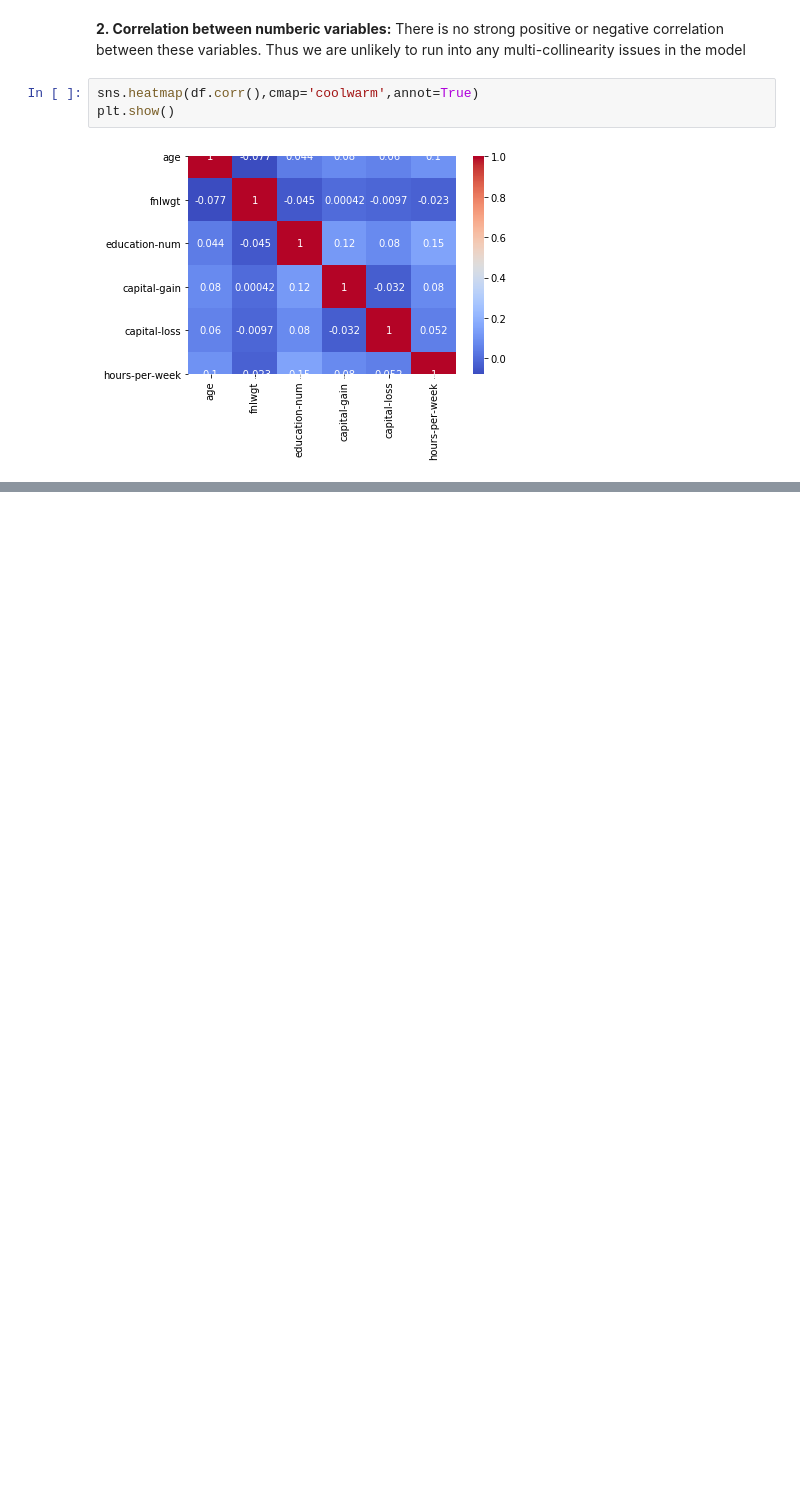
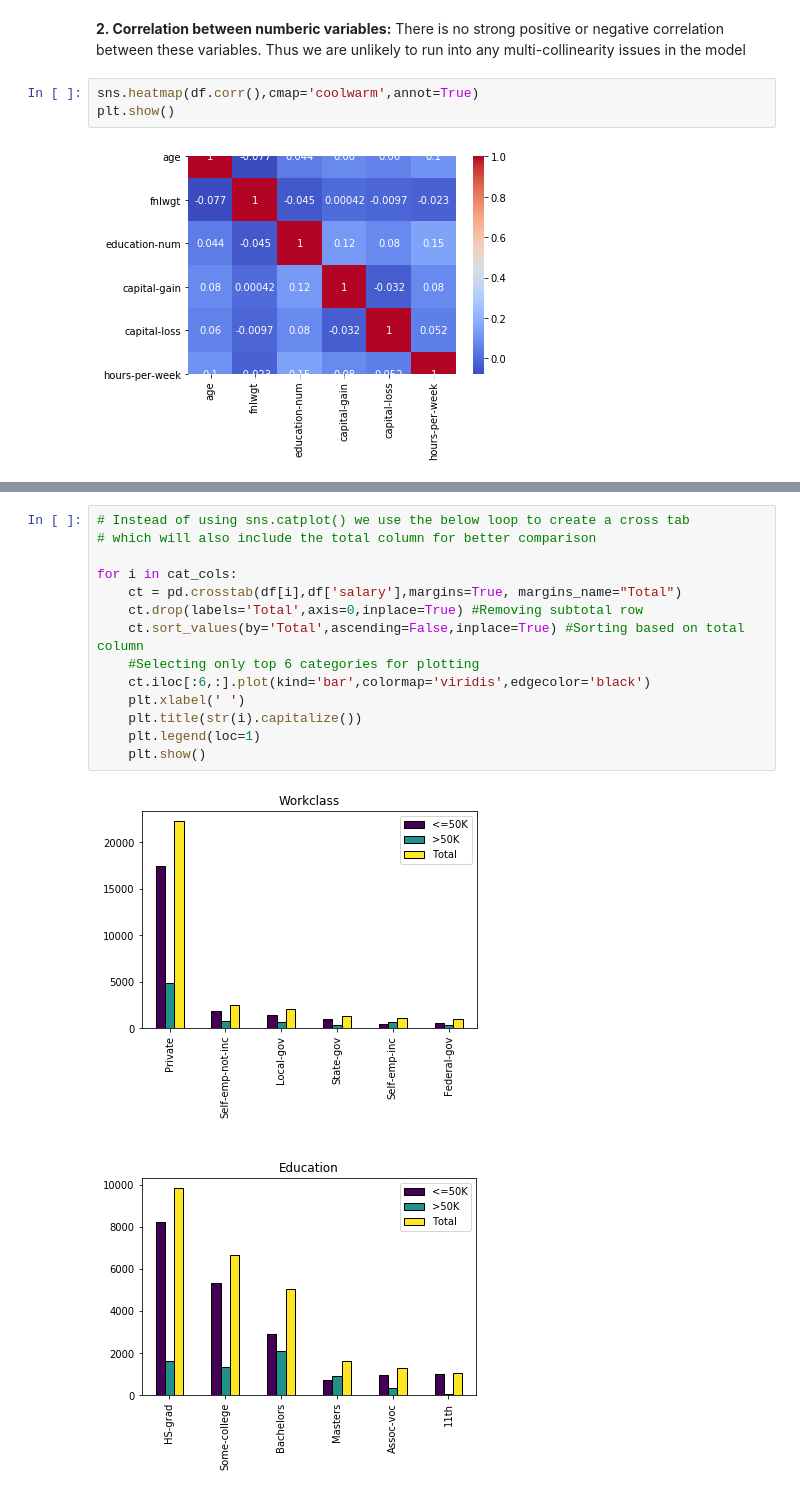
Before and after one commit to ishitashah23/learning-projects, a Jupyter notebook: Income-category Classification Project/Classification Project_Income based on Census.ipynb, the cells around one changed output, grey strips where cells are left out. Drawn from its saved outputs; the diff is of its cells as text; blank space fills up the shorter version.

```diff
--- a/Income-category Classification Project/Classification Project_Income based on Census.ipynb
+++ b/Income-category Classification Project/Classification Project_Income based on Census.ipynb
@@ -246,0 +271,17 @@ More analysis to follow..
+# %%
+# Instead of using sns.catplot() we use the below loop to create a cross tab
+# which will also include the total column for better comparison
+
+for i in cat_cols:
+    ct = pd.crosstab(df[i],df['salary'],margins=True, margins_name="Total")
+    ct.drop(labels='Total',axis=0,inplace=True) #Removing subtotal row
+    ct.sort_values(by='Total',ascending=False,inplace=True) #Sorting based on total column
+    #Selecting only top 6 categories for plotting
+    ct.iloc[:6,:].plot(kind='bar',colormap='viridis',edgecolor='black')
+    plt.xlabel(' ')
+    plt.title(str(i).capitalize())
+    plt.legend(loc=1)
+    plt.show()
+# %% [output]
+[figure, added]
+[figure, added]
```
Also changed, not shown: parts of 14 cells of this notebook.
